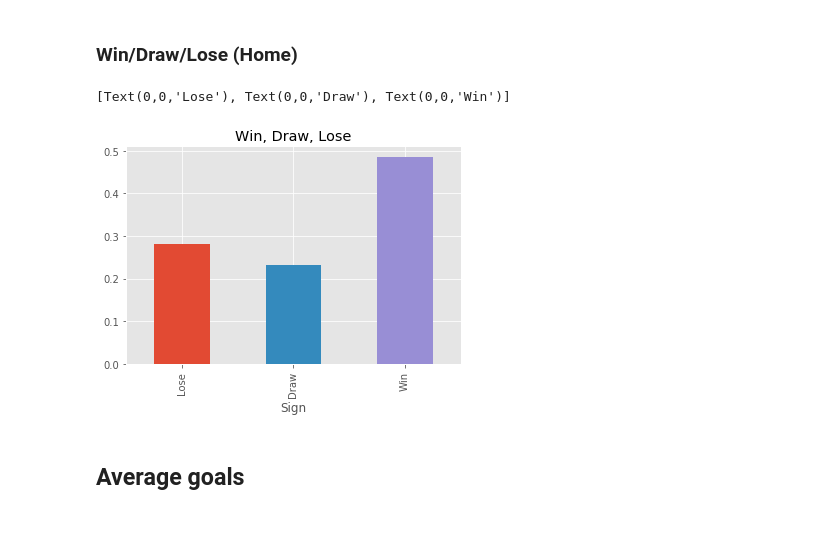
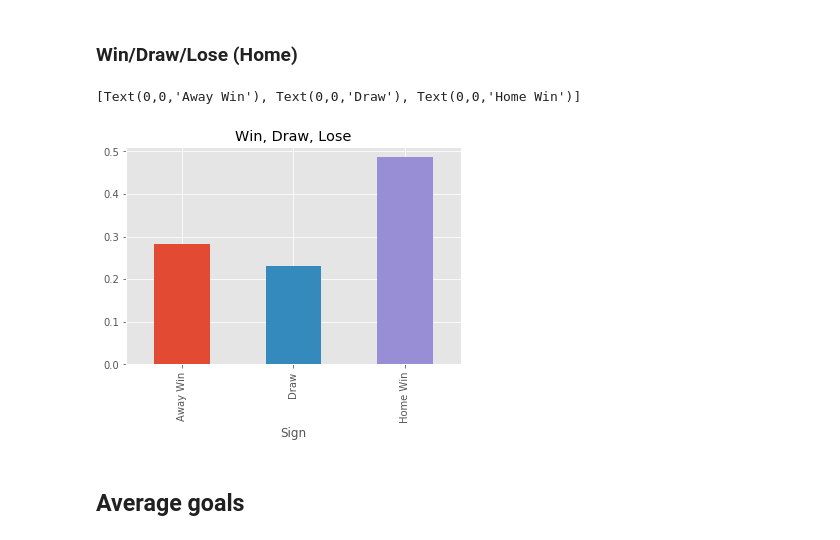
Before and after one commit to Villux/world_cup, a Jupyter notebook: match_data_visualization.ipynb, the cells around one changed output. Saved outputs shown, nothing was run; the diff lists cells and outputs as text; code cells hidden in the pictures.

```diff
--- a/match_data_visualization.ipynb
+++ b/match_data_visualization.ipynb
@@ -12,7 +12,9 @@ set_matplotlib_formats('svg')
 %matplotlib inline
 plt.style.use('ggplot')
 # %%
-dataset = pd.read_csv('results.csv')
+dataset = pd.read_csv('data/original/results.csv')
 dataset["date"] = pd.to_datetime(dataset["date"])
-dataset.head(2)
+print(dataset.head(2))
+print(dataset.tail(2))
+print(dataset.shape)
 # %% [output]
@@ -52,12 +66,12 @@ score_diff.plot.bar(x="score_diff", y="count",legend=False, title='Score Diff',
 # %%
 dataset["Sign"] = np.sign(dataset["home_score"] - dataset["away_score"])
 home_win = get_count_for_column_values("Sign")
 home_win["ratio"] = home_win["count"] / dataset.shape[0]
 ax = home_win.plot.bar(x="Sign", y="ratio", legend=False, title='Win, Draw, Lose')
-ax.set_xticklabels(["Lose", "Draw", "Win"])
+ax.set_xticklabels(["Away Win", "Draw", "Home Win"])
 # %% [output]
-[Text(0,0,'Lose'), Text(0,0,'Draw'), Text(0,0,'Win')]
+[Text(0,0,'Away Win'), Text(0,0,'Draw'), Text(0,0,'Home Win')]
-[figure, old version]
+[figure, new version]
 # %% [markdown]
 ## Average goals
 # %%
```
Also changed, not shown: parts of 1 cell of this notebook, 12 other files.
